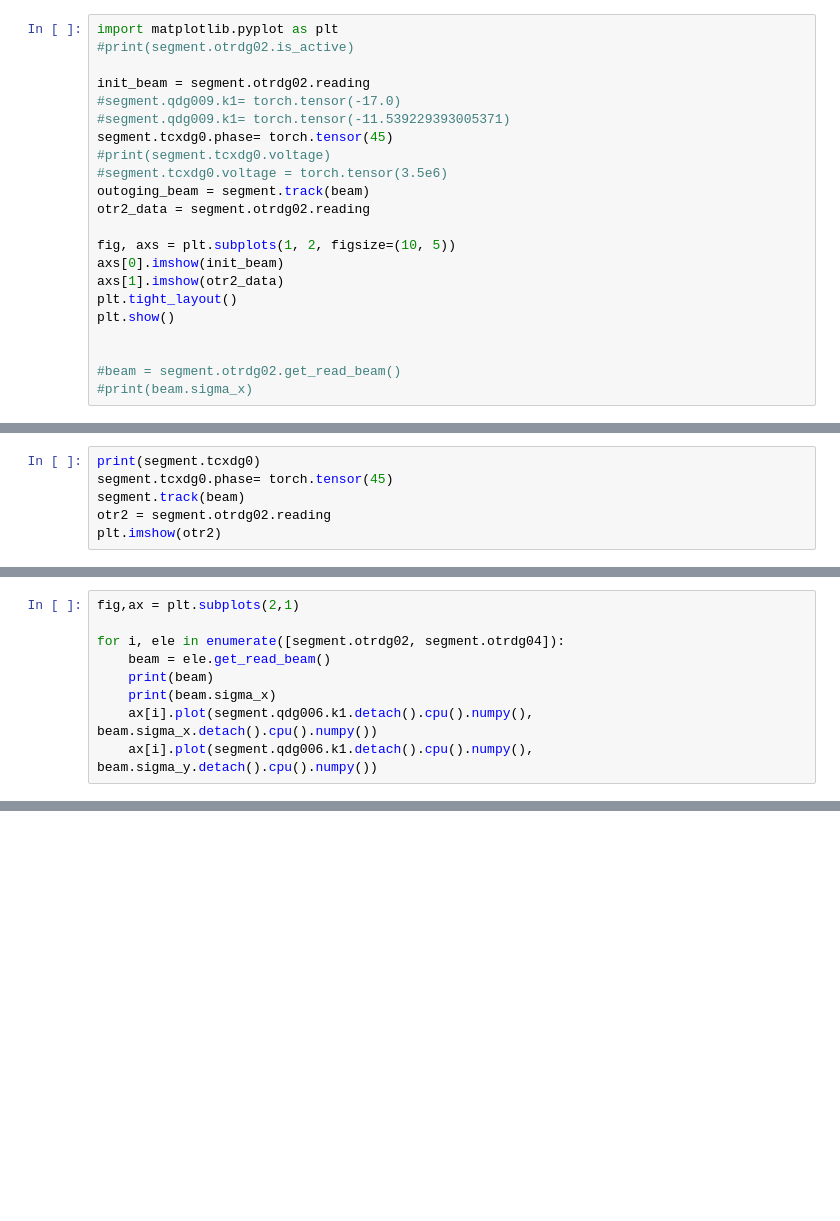
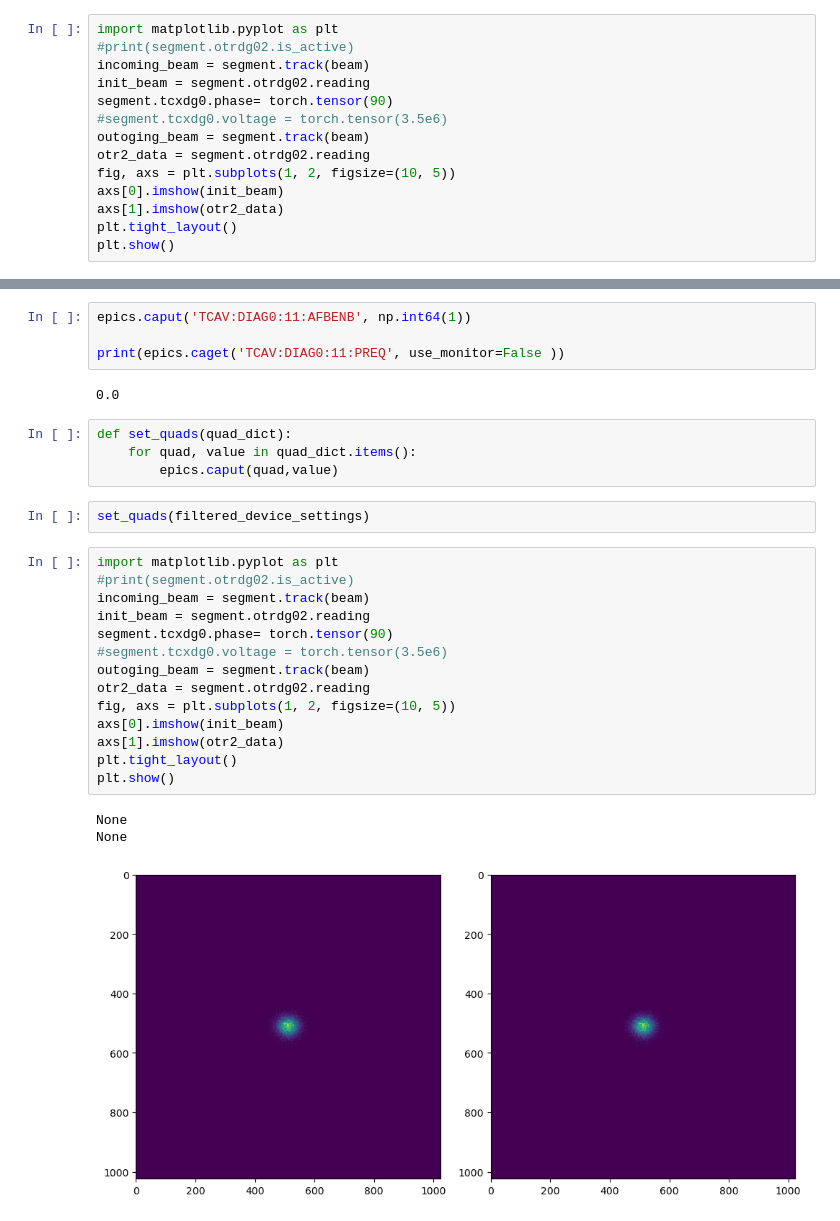
Before and after one commit to roussel-ryan/cheetah_diag0_sim, a Jupyter notebook: notebooks/run_diag0_tcav.ipynb, the cells around one changed output, grey strips where cells are left out. Cells and saved outputs as stored; diff of their text form; blank space fills up the shorter version.

```diff
--- a/notebooks/run_diag0_tcav.ipynb
+++ b/notebooks/run_diag0_tcav.ipynb
@@ -37,23 +30,15 @@ print(data)
 # %%
 import matplotlib.pyplot as plt
 #print(segment.otrdg02.is_active)
-
+incoming_beam = segment.track(beam)
 init_beam = segment.otrdg02.reading
-#segment.qdg009.k1= torch.tensor(-17.0)
-#segment.qdg009.k1= torch.tensor(-11.539229393005371)
-segment.tcxdg0.phase= torch.tensor(45)
-#print(segment.tcxdg0.voltage)
+segment.tcxdg0.phase= torch.tensor(90)
 #segment.tcxdg0.voltage = torch.tensor(3.5e6)
 outoging_beam = segment.track(beam)
 otr2_data = segment.otrdg02.reading
-
 fig, axs = plt.subplots(1, 2, figsize=(10, 5))
 axs[0].imshow(init_beam)
 axs[1].imshow(otr2_data)
 plt.tight_layout()
 plt.show()
-
-
-#beam = segment.otrdg02.get_read_beam()
-#print(beam.sigma_x)
 # %% [output]
@@ -60,7 +47 @@ plt.show()
 [figure]
-# %%
-print(segment.tcxdg0)
-segment.tcxdg0.phase= torch.tensor(45)
-segment.track(beam)
-otr2 = segment.otrdg02.reading
-plt.imshow(otr2)
@@ -71,9 +47,0 @@ TransverseDeflectingCavity(length=tensor(0.5080), voltage=tensor(350000.), phase
-# %%
-fig,ax = plt.subplots(2,1)
-
-for i, ele in enumerate([segment.otrdg02, segment.otrdg04]):
-    beam = ele.get_read_beam()
-    print(beam)
-    print(beam.sigma_x)
-    ax[i].plot(segment.qdg006.k1.detach().cpu().numpy(), beam.sigma_x.detach().cpu().numpy())
-    ax[i].plot(segment.qdg006.k1.detach().cpu().numpy(), beam.sigma_y.detach().cpu().numpy())
@@ -98,0 +343,30 @@ tensor(0.0007)
+# %%
+epics.caput('TCAV:DIAG0:11:AFBENB', np.int64(1))
+
+print(epics.caget('TCAV:DIAG0:11:PREQ', use_monitor=False ))
+# %% [output]
+0.0
+# %%
+def set_quads(quad_dict):
+    for quad, value in quad_dict.items():
+        epics.caput(quad,value)
+# %%
+set_quads(filtered_device_settings)
+# %%
+import matplotlib.pyplot as plt
+#print(segment.otrdg02.is_active)
+incoming_beam = segment.track(beam)
+init_beam = segment.otrdg02.reading
+segment.tcxdg0.phase= torch.tensor(90)
+#segment.tcxdg0.voltage = torch.tensor(3.5e6)
+outoging_beam = segment.track(beam)
+otr2_data = segment.otrdg02.reading
+fig, axs = plt.subplots(1, 2, figsize=(10, 5))
+axs[0].imshow(init_beam)
+axs[1].imshow(otr2_data)
+plt.tight_layout()
+plt.show()
+# %% [output]
+None
+None
+[figure, added]
```
Also changed, not shown: parts of 21 cells of this notebook, 5 other files.
